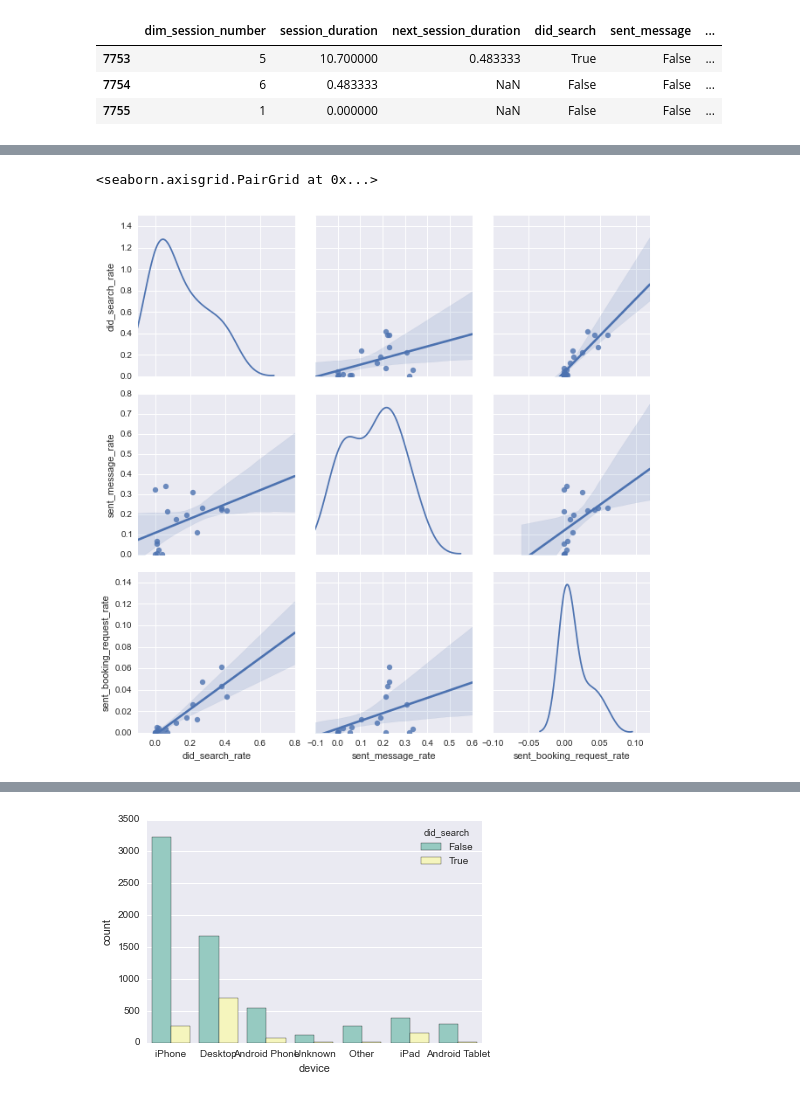
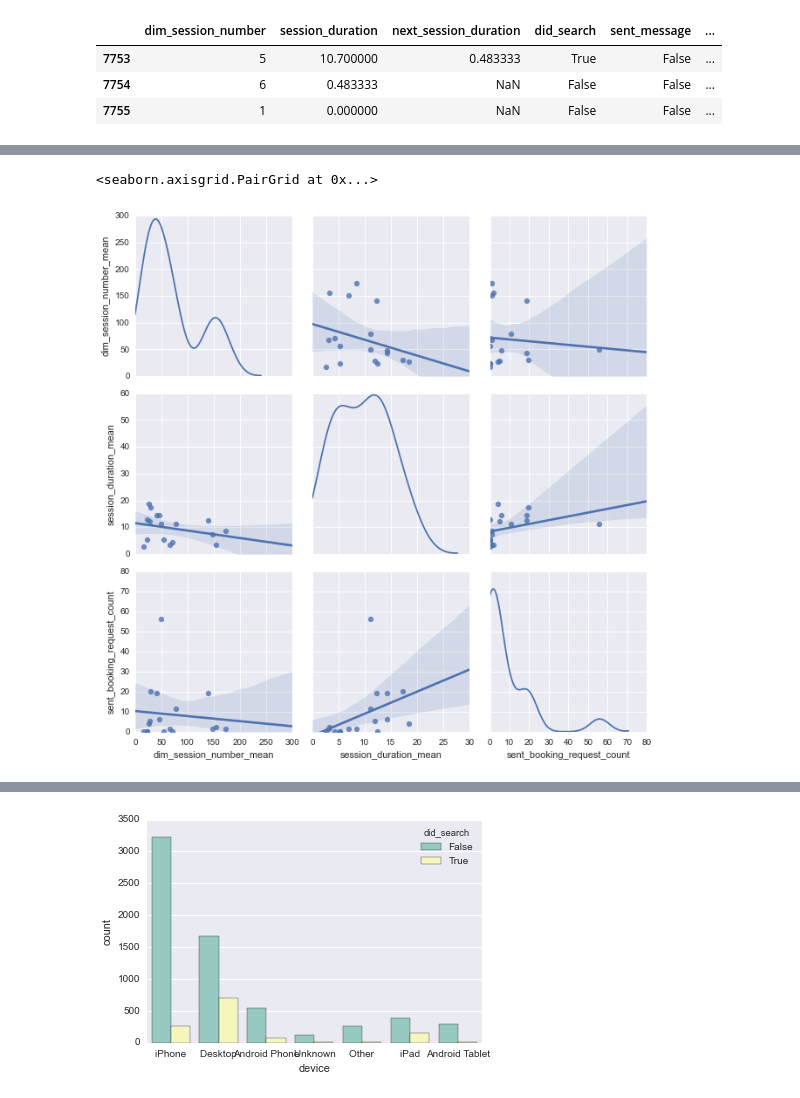
Before and after one commit to QuinnLee/air-bnb-pathways, a Jupyter notebook: AirBnB data.ipynb, the cells around one changed output, grey strips where cells are left out. Drawn from its saved outputs; the diff is of its cells as text; code cells hidden in the pictures.

```diff
--- a/AirBnB data.ipynb
+++ b/AirBnB data.ipynb
@@ -156,19 +156,18 @@ app_device_df
 # %%
 plot_vars = [
-    'has_next_session_rate',
-    'did_search_rate',
-    'sent_message_rate',
-    'sent_booking_request_rate',
+    'dim_session_number_mean',
+    'session_duration_mean',
+    'sent_booking_request_count'
 ]
 
 plots = sb.pairplot(app_device_df,
                     vars=plot_vars,
                     diag_kind='kde',
                     kind='reg',
                     size=3,
                     plot_kws={'scatter_kws':{"s": 40}}
                    )
 plots.set(ylim=(0, None), xlim=(0,None))
 # %% [output]
 <seaborn.axisgrid.PairGrid at 0x...>
-[figure, old version]
+[figure, new version]
```
Also changed, not shown: parts of 21 cells of this notebook.
